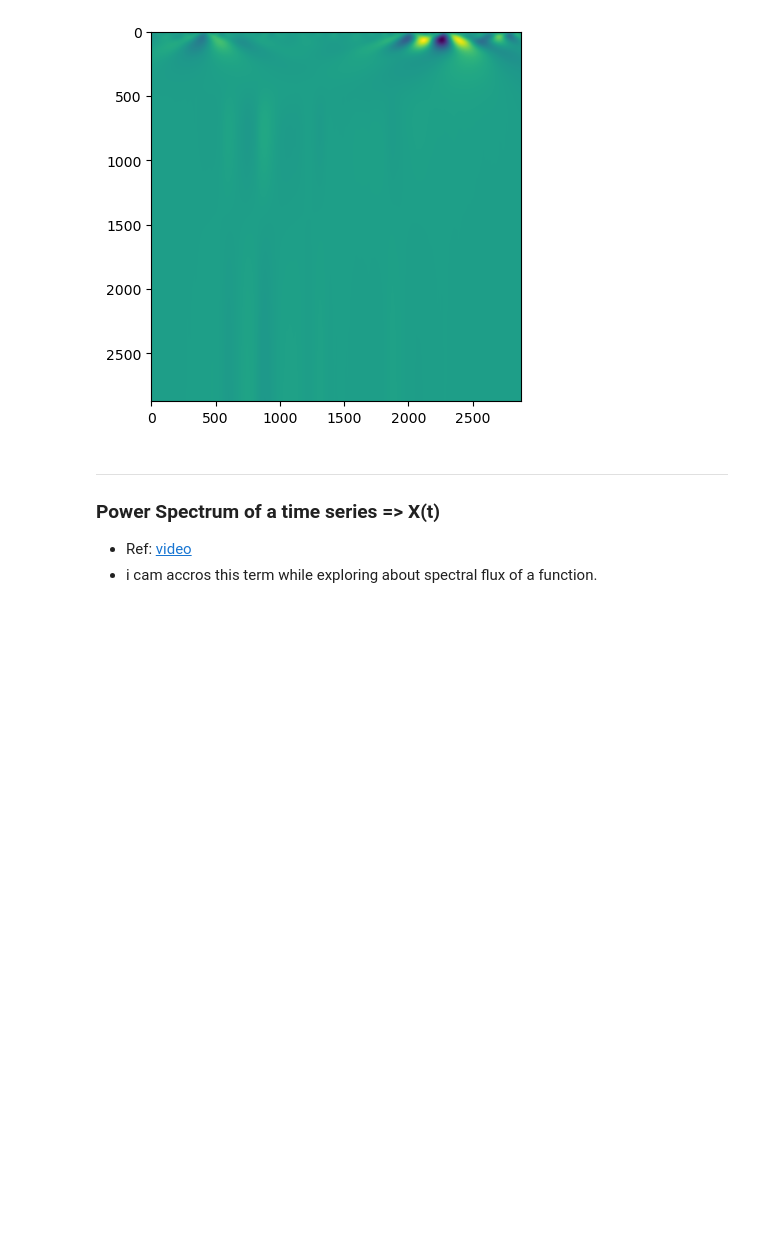
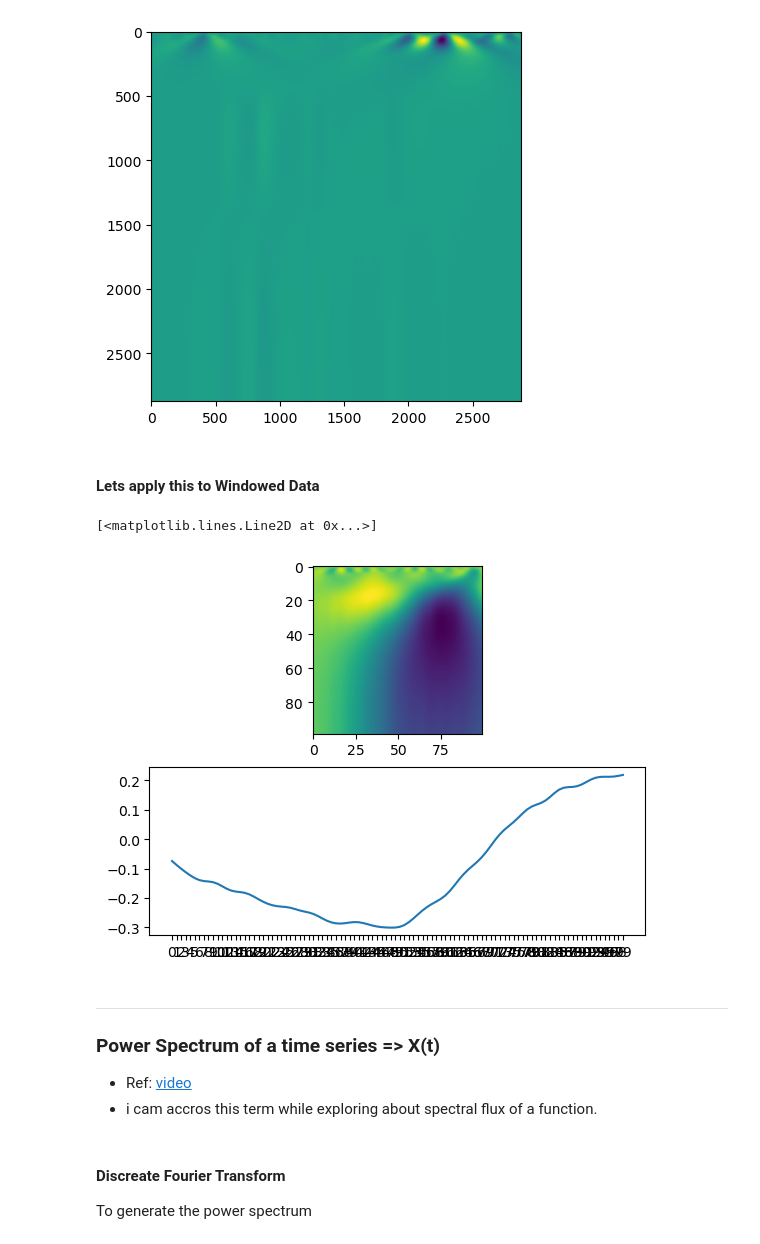
Before and after one commit to Dhyanesh-Panchal/GSR-research-and-stress-detection, a Jupyter notebook: Notes.ipynb, the cells around one changed output. Cells and saved outputs as stored; diff of their text form; code cells hidden in the pictures; blank space fills up the shorter version.

```diff
--- a/Notes.ipynb
+++ b/Notes.ipynb
@@ -215,9 +215,29 @@ plt.imshow(gsr_cwt)
 # %% [output]
 <matplotlib.image.AxesImage at 0x...>
 [figure]
+# %% [markdown]
+#### Lets apply this to Windowed Data
+# %%
+sub1_phasic_windowed = pd.read_csv('./sub1_windowed_phasic.csv')
+# print(sub1_phasic_windowed.iloc[0])
+for i in range(len(sub1_phasic_windowed)):
+
+    cwt1 = cwt(sub1_phasic_windowed.iloc[i],ricker,np.arange(1,100))
+    plt.imsave(f'./CWT_Images/window_{i}.jpeg',cwt1)
+
+
+fig,(axis1,axis2) = plt.subplots(2,1)
+axis1.imshow(cwt1)
+axis2.plot(sub1_phasic_windowed.iloc[0])
+# %% [output]
+[<matplotlib.lines.Line2D at 0x...>]
+[figure, added]
 # %% [markdown]
 ---
 ### **Power Spectrum** of a time series => X(t)
 
 - Ref: [video](https://youtu.be/WMOrCBxxgvA?si=Vw1mkGL3Kpjz0GTl)
 - i cam accros this term while exploring about spectral flux of a function.
+# %% [markdown]
+#### Discreate Fourier Transform
+To generate the power spectrum
```
Also changed, not shown: parts of 1 cell of this notebook, 2 other files.
